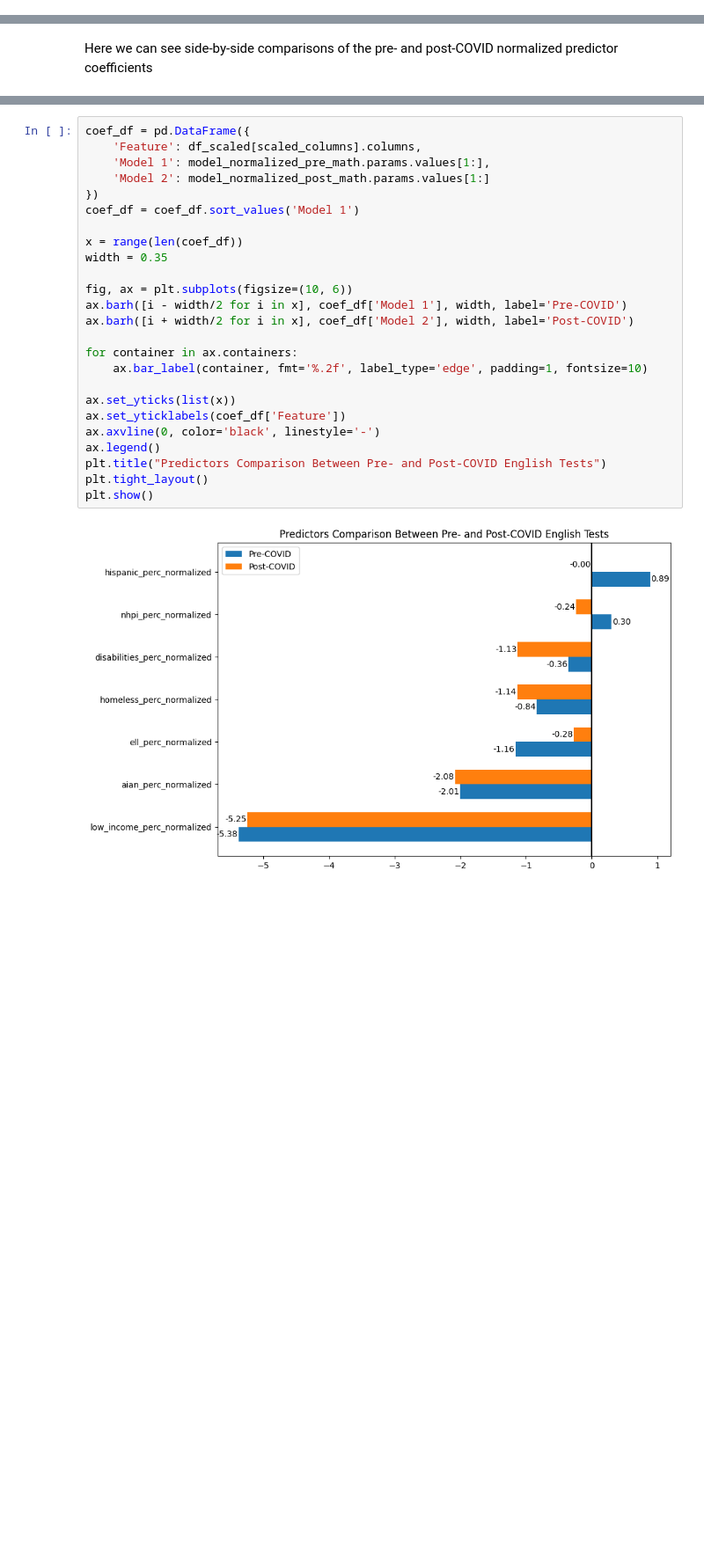
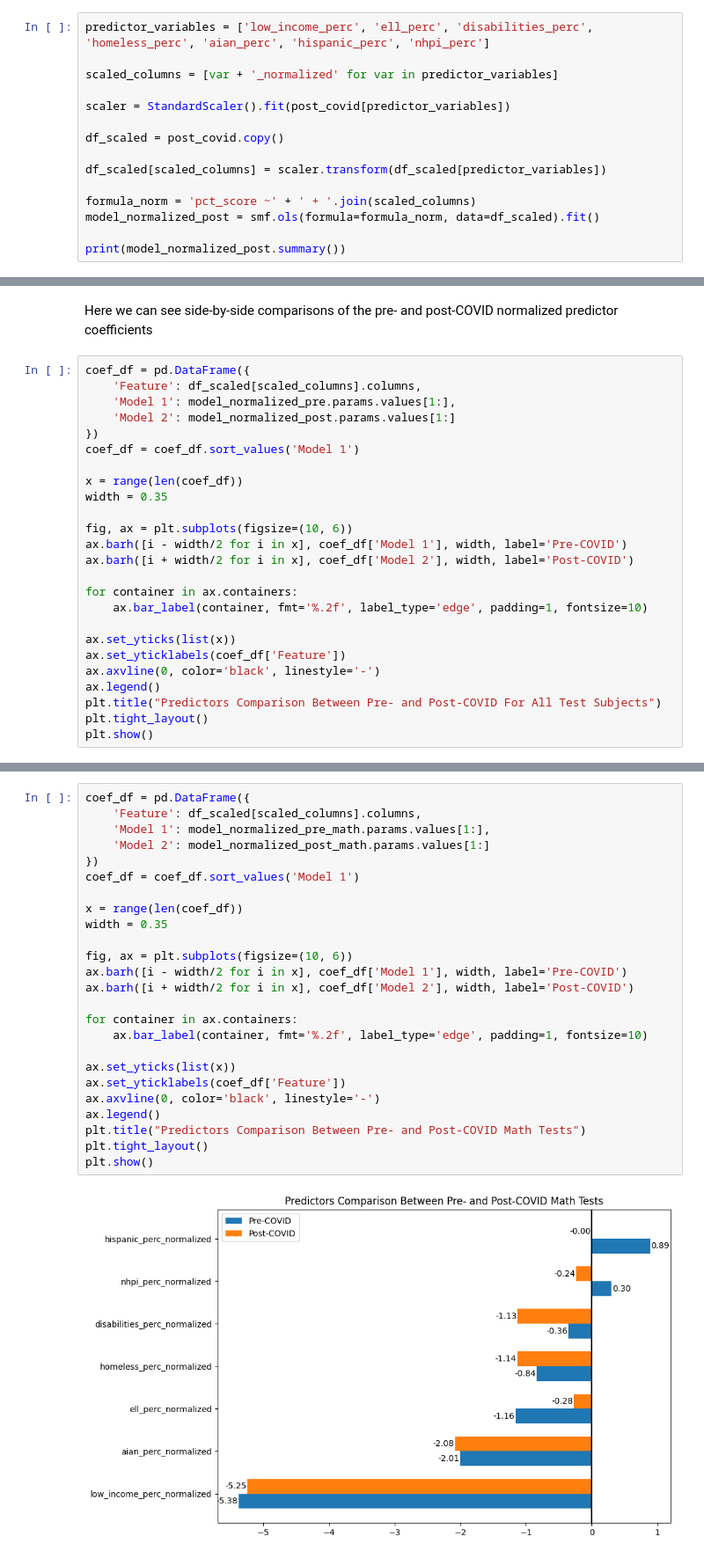
Before and after one commit to jamilditter/washington_education, a Jupyter notebook: code/ExploratoryDataAnalysis(Jacob).ipynb, the cells around one changed output, grey strips where cells are left out. Shown at 88% size. Cells and saved outputs as stored; diff of their text form; blank space fills up the shorter version.

Commit message:
Added overall comparison and fixed chart titles

```diff
--- a/code/ExploratoryDataAnalysis(Jacob).ipynb
+++ b/code/ExploratoryDataAnalysis(Jacob).ipynb
@@ -1725,0 +1763,15 @@ Post-COVID Models
+# %%
+predictor_variables = ['low_income_perc', 'ell_perc', 'disabilities_perc', 'homeless_perc', 'aian_perc', 'hispanic_perc', 'nhpi_perc']
+
+scaled_columns = [var + '_normalized' for var in predictor_variables]
+
+scaler = StandardScaler().fit(post_covid[predictor_variables])
+
+df_scaled = post_covid.copy()
+
+df_scaled[scaled_columns] = scaler.transform(df_scaled[predictor_variables])
+
+formula_norm = 'pct_score ~' + ' + '.join(scaled_columns)
+model_normalized_post = smf.ols(formula=formula_norm, data=df_scaled).fit()
+
+print(model_normalized_post.summary())
@@ -1818,3 +1888,28 @@ Notes:
 [1] Standard Errors assume that the covariance matrix of the errors is correctly specified.
 # %% [markdown]
 Here we can see side-by-side comparisons of the pre- and post-COVID normalized predictor coefficients
+# %%
+coef_df = pd.DataFrame({
+    'Feature': df_scaled[scaled_columns].columns,
+    'Model 1': model_normalized_pre.params.values[1:],
+    'Model 2': model_normalized_post.params.values[1:]
+})
+coef_df = coef_df.sort_values('Model 1')
+
+x = range(len(coef_df))
+width = 0.35
+
+fig, ax = plt.subplots(figsize=(10, 6))
+ax.barh([i - width/2 for i in x], coef_df['Model 1'], width, label='Pre-COVID')
+ax.barh([i + width/2 for i in x], coef_df['Model 2'], width, label='Post-COVID')
+
+for container in ax.containers:
+    ax.bar_label(container, fmt='%.2f', label_type='edge', padding=1, fontsize=10)
+
+ax.set_yticks(list(x))
+ax.set_yticklabels(coef_df['Feature'])
+ax.axvline(0, color='black', linestyle='-')
+ax.legend()
+plt.title("Predictors Comparison Between Pre- and Post-COVID For All Test Subjects")
+plt.tight_layout()
+plt.show()
@@ -1848,30 +1945,30 @@ plt.show()
 # %%
 coef_df = pd.DataFrame({
     'Feature': df_scaled[scaled_columns].columns,
     'Model 1': model_normalized_pre_math.params.values[1:],
     'Model 2': model_normalized_post_math.params.values[1:]
 })
 coef_df = coef_df.sort_values('Model 1')
 
 x = range(len(coef_df))
 width = 0.35
 
 fig, ax = plt.subplots(figsize=(10, 6))
 ax.barh([i - width/2 for i in x], coef_df['Model 1'], width, label='Pre-COVID')
 ax.barh([i + width/2 for i in x], coef_df['Model 2'], width, label='Post-COVID')
 
 for container in ax.containers:
     ax.bar_label(container, fmt='%.2f', label_type='edge', padding=1, fontsize=10)
 
 ax.set_yticks(list(x))
 ax.set_yticklabels(coef_df['Feature'])
 ax.axvline(0, color='black', linestyle='-')
 ax.legend()
-plt.title("Predictors Comparison Between Pre- and Post-COVID English Tests")
+plt.title("Predictors Comparison Between Pre- and Post-COVID Math Tests")
 plt.tight_layout()
 plt.show()
 # %% [output]
-[figure, old version]
+[figure, new version]
 # %%
 coef_df = pd.DataFrame({
     'Feature': df_scaled[scaled_columns].columns,
```
Also changed, not shown: parts of 6 cells of this notebook.
